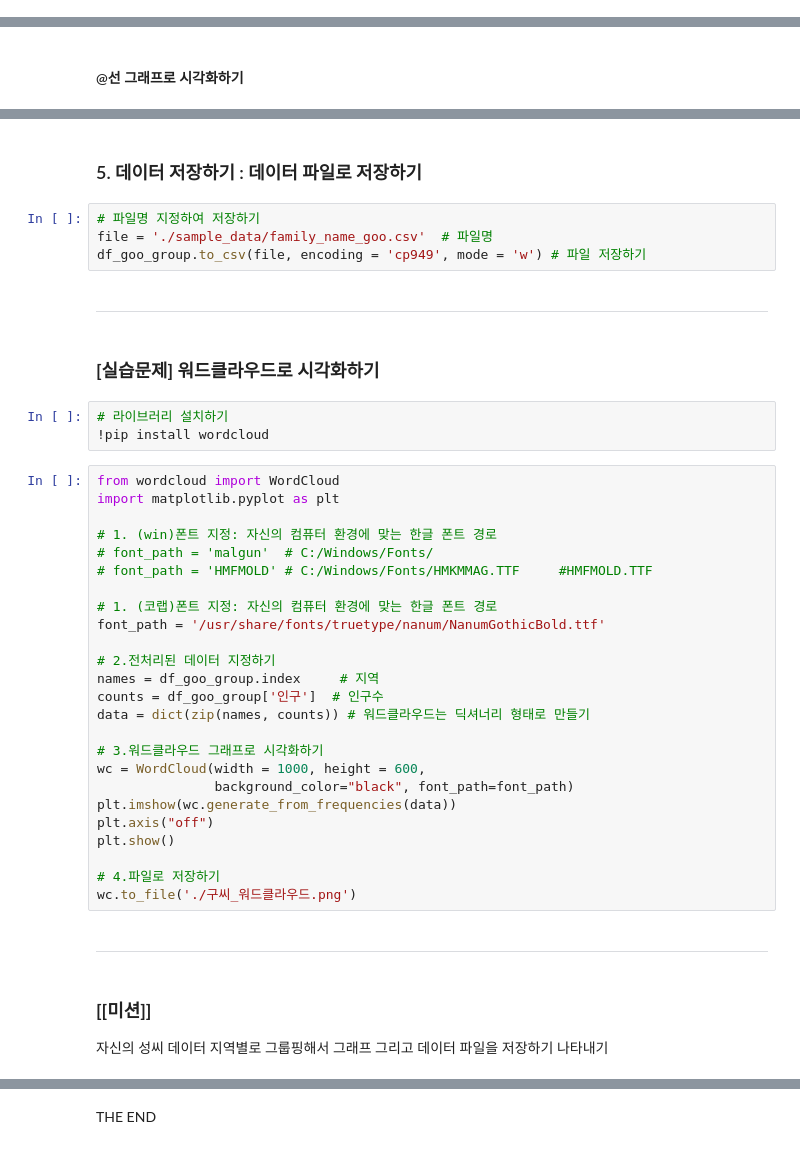
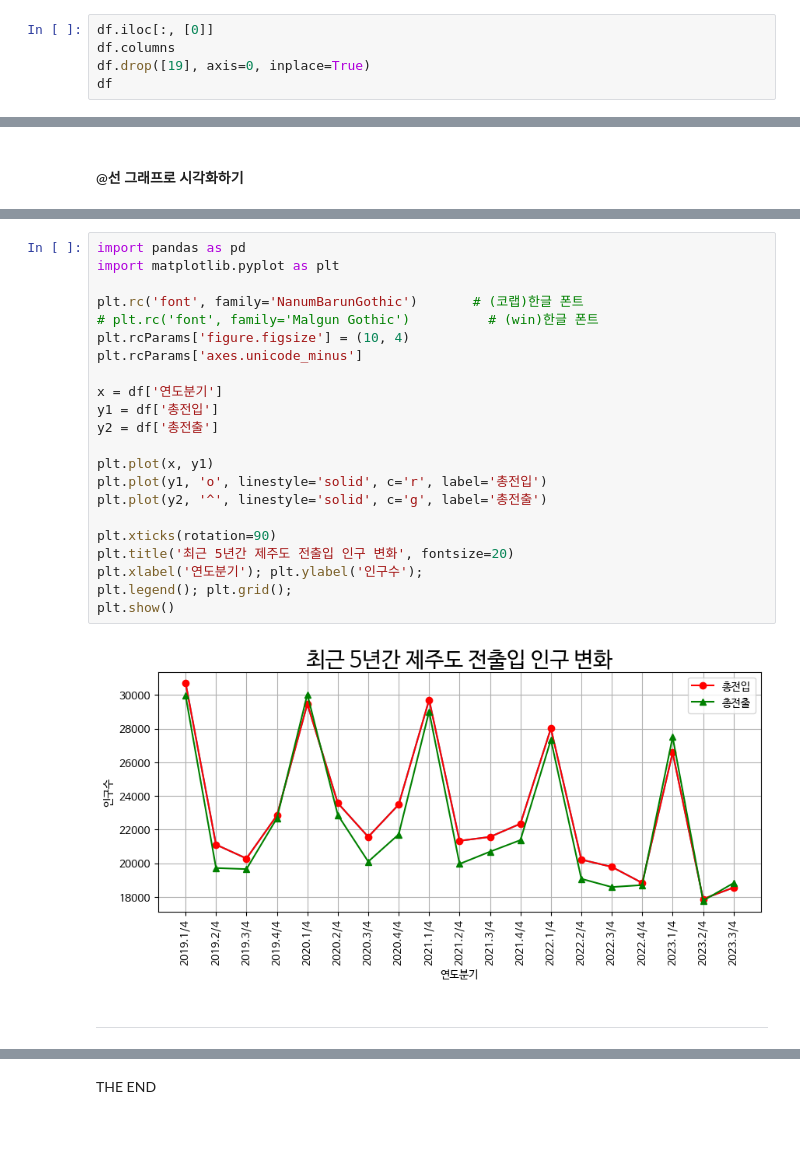
Before and after one commit to jeongsukko/jejumaster-1, a Jupyter notebook: 과제1_고정숙.ipynb, the cells around one changed output, grey strips where cells are left out. Drawn from its saved outputs; the diff is of its cells as text.

```diff
--- a/과제1_고정숙.ipynb
+++ b/과제1_고정숙.ipynb
@@ -110,0 +136,5 @@ df.iloc[:, [0]]
+# %%
+df.iloc[:, [0]]
+df.columns
+df.drop([19], axis=0, inplace=True)
+df
@@ -134,45 +161,28 @@ NameError: ignored
-# %% [markdown]
-### 5. 데이터 저장하기 : 데이터 파일로 저장하기
-# %%
-# 파일명 지정하여 저장하기
-file = './sample_data/family_name_goo.csv'  # 파일명
-df_goo_group.to_csv(file, encoding = 'cp949', mode = 'w') # 파일 저장하기
-# %% [markdown]
------------------------------------------
-# %% [markdown]
-### **[실습문제] 워드클라우드로 시각화하기**
-# %%
-# 라이브러리 설치하기
-!pip install wordcloud
-# %%
-from wordcloud import WordCloud
-import matplotlib.pyplot as plt
-
-# 1. (win)폰트 지정: 자신의 컴퓨터 환경에 맞는 한글 폰트 경로
-# font_path = 'malgun'  # C:/Windows/Fonts/
-# font_path = 'HMFMOLD' # C:/Windows/Fonts/HMKMMAG.TTF     #HMFMOLD.TTF
-
-# 1. (코랩)폰트 지정: 자신의 컴퓨터 환경에 맞는 한글 폰트 경로
-font_path = '/usr/share/fonts/truetype/nanum/NanumGothicBold.ttf'
-
-# 2.전처리된 데이터 지정하기
-names = df_goo_group.index     # 지역
-counts = df_goo_group['인구']  # 인구수
-data = dict(zip(names, counts)) # 워드클라우드는 딕셔너리 형태로 만들기
-
-# 3.워드클라우드 그래프로 시각화하기
-wc = WordCloud(width = 1000, height = 600,
-               background_color="black", font_path=font_path)
-plt.imshow(wc.generate_from_frequencies(data))
-plt.axis("off")
-plt.show()
-
-# 4.파일로 저장하기
-wc.to_file('./구씨_워드클라우드.png')
+# %%
+import pandas as pd
+import matplotlib.pyplot as plt
+
+plt.rc('font', family='NanumBarunGothic')       # (코랩)한글 폰트
+# plt.rc('font', family='Malgun Gothic')          # (win)한글 폰트
+plt.rcParams['figure.figsize'] = (10, 4)
+plt.rcParams['axes.unicode_minus']
+
+x = df['연도분기']
+y1 = df['총전입']
+y2 = df['총전출']
+
+plt.plot(x, y1)
+plt.plot(y1, 'o', linestyle='solid', c='r', label='총전입')
+plt.plot(y2, '^', linestyle='solid', c='g', label='총전출')
+
+plt.xticks(rotation=90)
+plt.title('최근 5년간 제주도 전출입 인구 변화', fontsize=20)
+plt.xlabel('연도분기'); plt.ylabel('인구수');
+plt.legend(); plt.grid();
+plt.show()
+# %% [output]
+[figure, added]
 # %% [markdown]
 
 
 ---
-# %% [markdown]
-### **[[미션]]**
-자신의 성씨 데이터 지역별로 그룹핑해서 그래프 그리고 데이터 파일을 저장하기 나타내기
```
Also changed, not shown: parts of 17 cells of this notebook.
